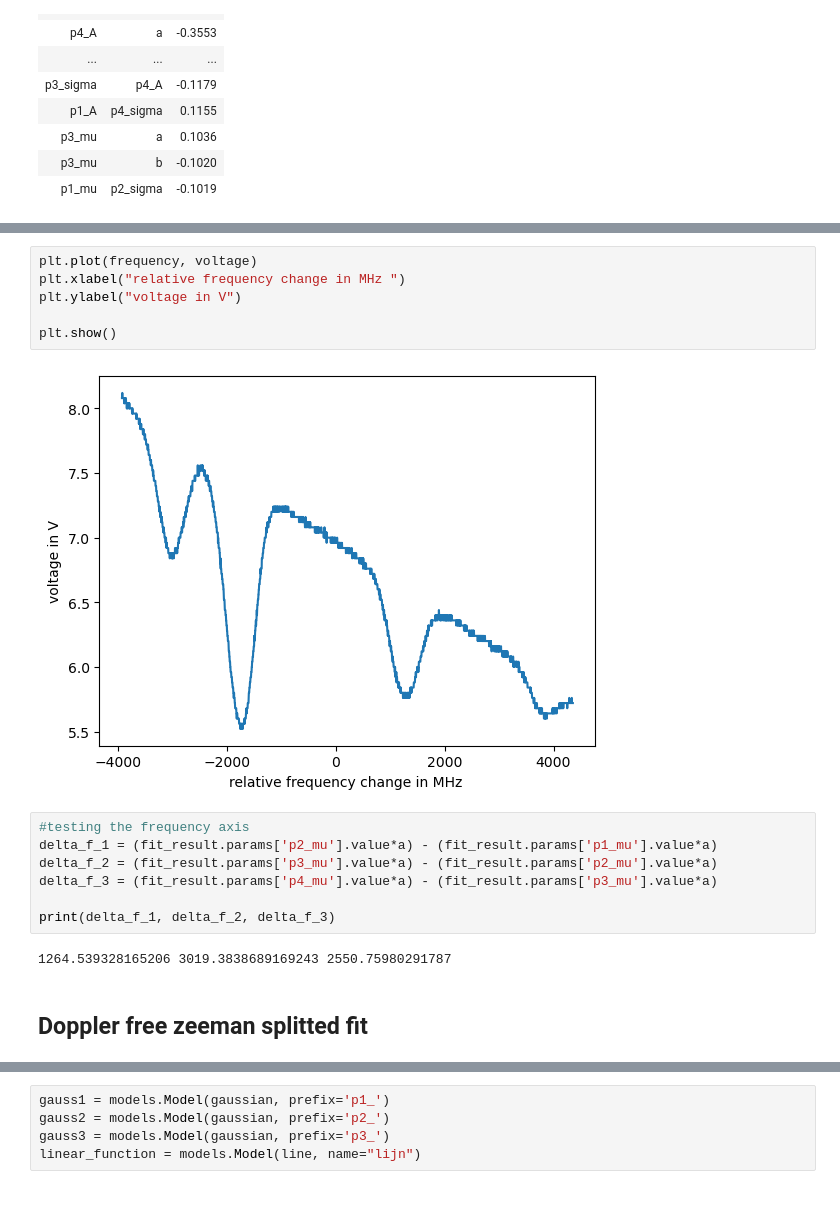
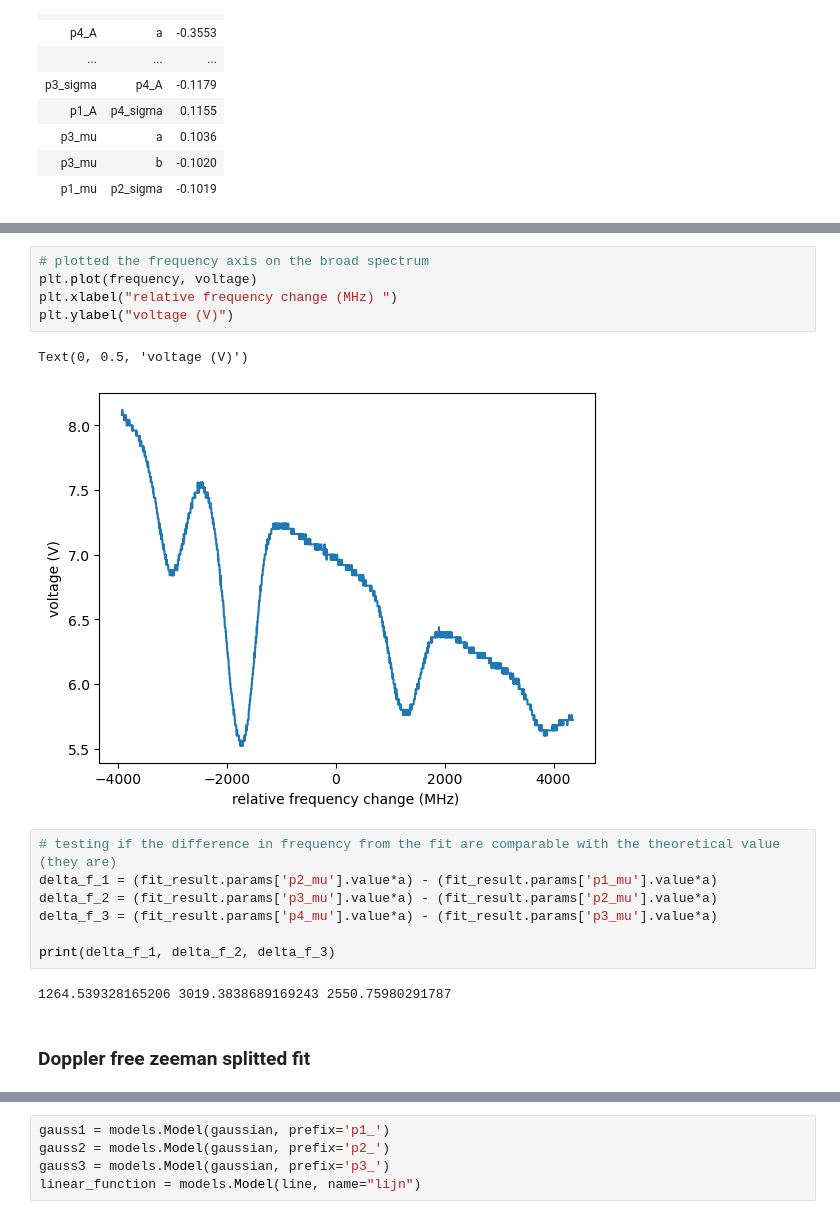
Before and after one commit to sabrahaim/Rubidium-spectrum, a Jupyter notebook: rubidium_spectra.ipynb, the cells around one changed output, grey strips where cells are left out. Drawn from its saved outputs; the diff is of its cells as text.

```diff
--- a/rubidium_spectra.ipynb
+++ b/rubidium_spectra.ipynb
@@ -122,13 +129,13 @@ plt.plot(time_test, freq_test)
 # %%
+# plotted the frequency axis on the broad spectrum
 plt.plot(frequency, voltage)
-plt.xlabel("relative frequency change in MHz ")
-plt.ylabel("voltage in V")
-
-plt.show()
+plt.xlabel("relative frequency change (MHz) ")
+plt.ylabel("voltage (V)")
 # %% [output]
+Text(0, 0.5, 'voltage (V)')
-[figure, old version]
+[figure, new version]
 # %%
-#testing the frequency axis
+# testing if the difference in frequency from the fit are comparable with the theoretical value (they are)
 delta_f_1 = (fit_result.params['p2_mu'].value*a) - (fit_result.params['p1_mu'].value*a)
 delta_f_2 = (fit_result.params['p3_mu'].value*a) - (fit_result.params['p2_mu'].value*a)
 delta_f_3 = (fit_result.params['p4_mu'].value*a) - (fit_result.params['p3_mu'].value*a)
@@ -137,4 +144,4 @@ print(delta_f_1, delta_f_2, delta_f_3)
 # %% [output]
 1264.539328165206 3019.3838689169243 2550.75980291787
 # %% [markdown]
-## Doppler free zeeman splitted fit
+### Doppler free zeeman splitted fit
```
Also changed, not shown: parts of 14 cells of this notebook.
